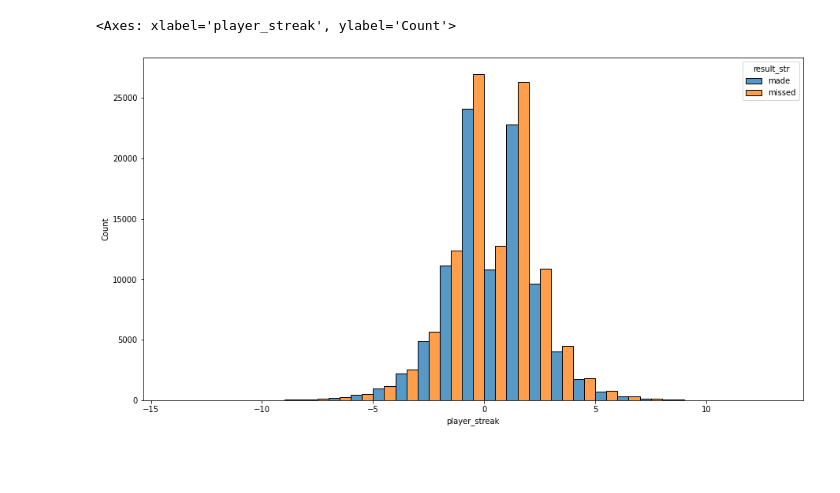
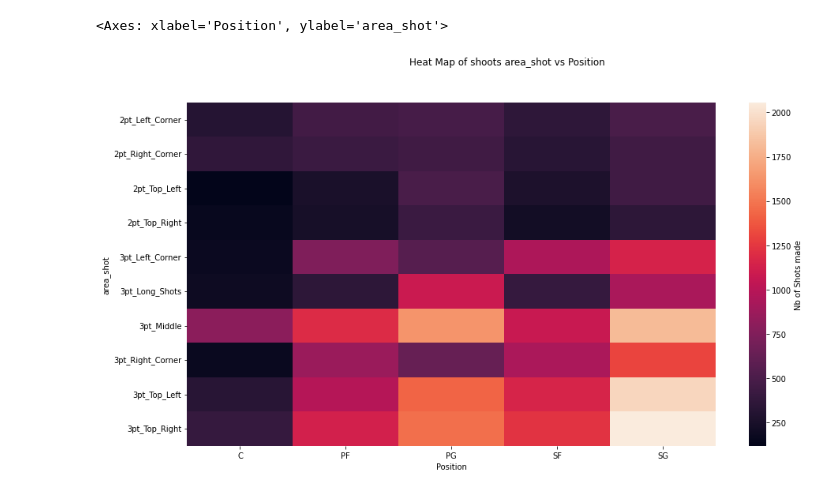
Before and after one commit to ThibautCharre/NBA_Shooting_Pred, a Jupyter notebook: Data_EDA_jup.ipynb, the cells around one changed output. Cells and saved outputs as stored; diff of their text form; code cells hidden in the pictures; blank space fills up the shorter version.

```diff
--- a/Data_EDA_jup.ipynb
+++ b/Data_EDA_jup.ipynb
@@ -88,14 +123,28 @@ fig_treemap.data[0].hovertemplate = 'Label: %{label}<br>FG: %{color:.2f}<br>Nb M
 fig_treemap.show()
-# %%
-fig, ax = plt.subplots(figsize=(15, 8))
-
-sns.histplot(
-    data=df_cleaned,
-    x='player_streak',
-    hue='result_str',
-    # stat='percent',
-    multiple='dodge', binwidth=1, discrete=False
-    )
-# %% [output]
-<Axes: xlabel='player_streak', ylabel='Count'>
-[figure, removed]
+# %%
+## Graph IV : Shooting distribution outside of the paint (per position and areas)
+horiz_var='area_shot'
+vert_var='Position'
+shot_type='made'
+
+plt.figure(figsize=(15, 8))
+plt.suptitle(f'Heat Map of shoots {horiz_var} vs {vert_var}')
+
+# Data re shaping for graph purpose
+def pivot_result(df, vert_var='Position', horiz_var='area_shot', bucket_type='made'):
+    df_tmp = df.query('result_str == @bucket_type')
+    df_tmp = pd.pivot_table(df_tmp,
+        index=[horiz_var], columns=[vert_var],
+        aggfunc='size', fill_value=0
+    )
+    return df_tmp
+
+# Correlation graph representation
+sns.heatmap(
+    data=pivot_result(df_cleaned.query('area_shot.str.contains("2|3")'),
+        vert_var=vert_var, horiz_var=horiz_var, bucket_type=shot_type
+    ), cbar_kws = {'label': f'Nb of Shots {shot_type}'}
+)
+# %% [output]
+<Axes: xlabel='Position', ylabel='area_shot'>
+[figure, added]
```
Also changed, not shown: parts of 5 cells of this notebook, 4 other files.
